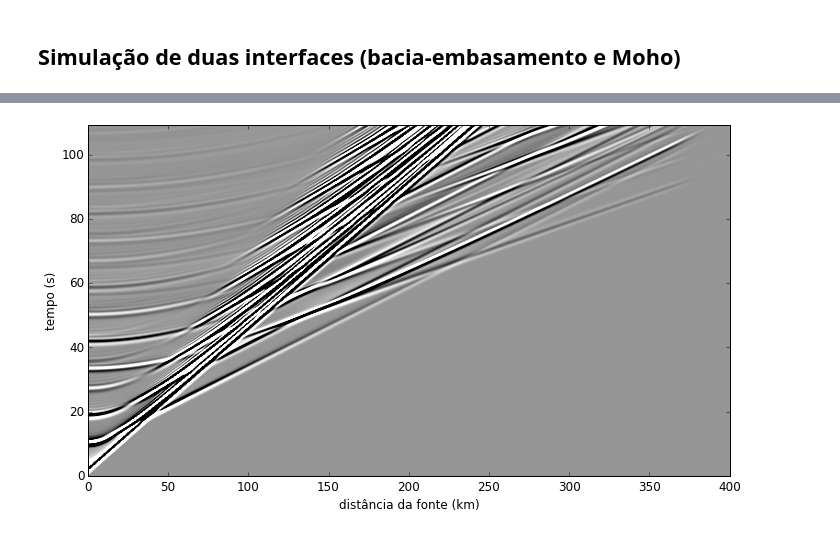
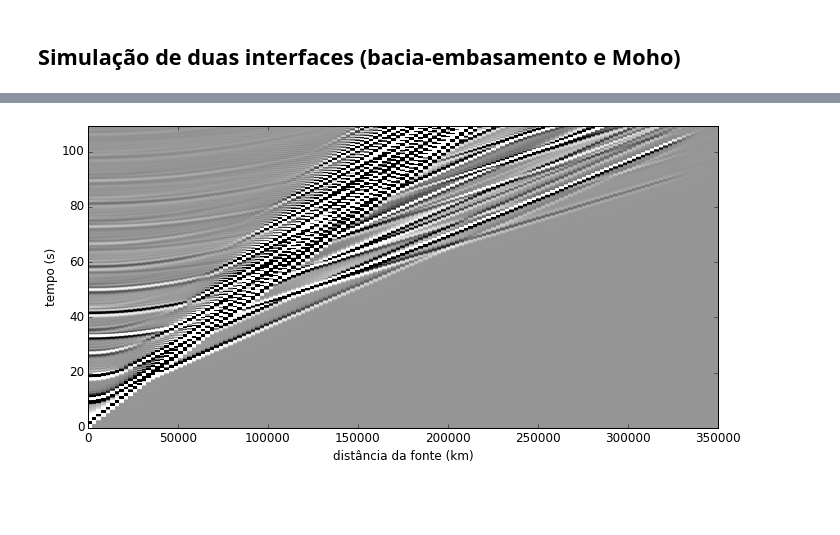
Before and after one commit to leouieda/geofisica2, a Jupyter notebook: notebooks/sismica-refracao.ipynb, the cells around one changed output, grey strips where cells are left out. Drawn from its saved outputs; the diff is of its cells as text; code cells hidden in the pictures; blank space fills up the shorter version.

```diff
--- a/notebooks/sismica-refracao.ipynb
+++ b/notebooks/sismica-refracao.ipynb
@@ -105,15 +119,4 @@ sim2.animate(every=30, embed=True, dpi=70, fps=7, cutoff=0.00005, cmap="Greys")
 # %% [output]
 [interactive output not drawn]
 # %%
-sec = sim2[:, 0, 100:]
+dados_moho_bacia = sim2[:, 0, 100::5]
-# %%
-plt.figure(figsize=(10, 7))
-scale = 0.00005
-area = (0, spacing*shape[1]/1000, sim.dt*sim.it, 0)
-plt.imshow(sec, aspect=2, extent=area, cmap="Greys", vmin=-scale, vmax=scale)
-plt.gca().invert_yaxis()
-plt.xlabel(u'distância da fonte (km)')
-plt.ylabel('tempo (s)')
-plt.tight_layout()
-# %% [output]
-[figure, removed]
@@ -128,0 +123,4 @@ velocidade[l1:,:] = 5000
+# %%
+plota_dados(dados_moho_bacia, distancia, tempo)
+# %% [output]
+[figure, added]
```
Also changed, not shown: parts of 11 cells of this notebook.
